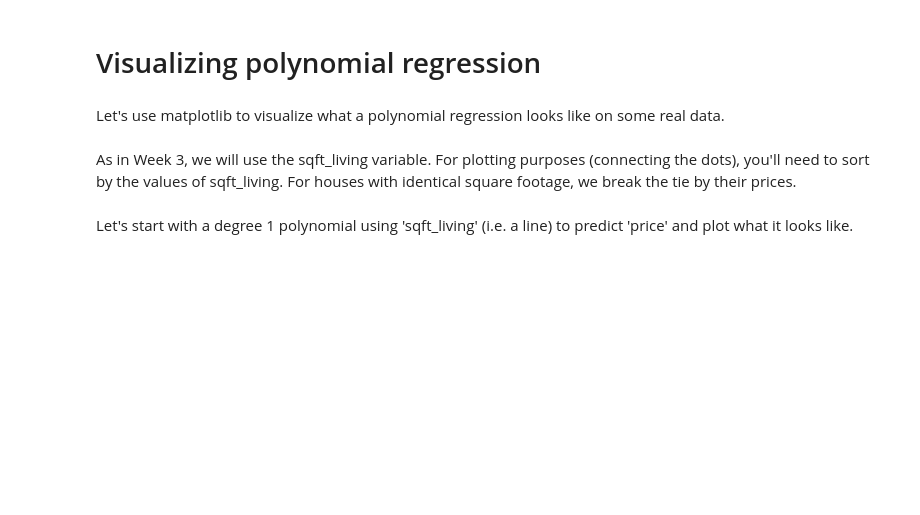
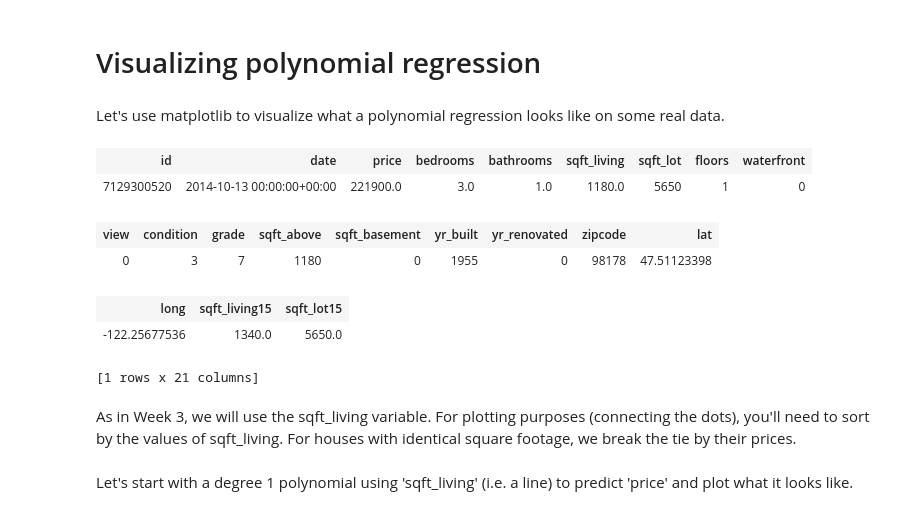
Before and after one commit to danielcs88/courseraMLspecialization, a Jupyter notebook: Regression/Mike's week-3-polynomial-regression-assignment.ipynb, the cells around one changed output. Saved outputs shown, nothing was run; the diff lists cells and outputs as text; code cells hidden in the pictures; blank space fills up the shorter version.

```diff
--- a/Regression/Mike's week-3-polynomial-regression-assignment.ipynb
+++ b/Regression/Mike's week-3-polynomial-regression-assignment.ipynb
@@ -88,6 +86,15 @@ print polynomial_sframe(tmp, 3)
 Let's use matplotlib to visualize what a polynomial regression looks like on some real data.
 # %%
 sales = graphlab.SFrame('kc_house_data.gl/')
+sales[0:1]
+# %% [output]
+| id | date | price | bedrooms | bathrooms | sqft_living | sqft_lot | floors | waterfront |
+| 7129300520 | 2014-10-13 00:00:00+00:00 | 221900.0 | 3.0 | 1.0 | 1180.0 | 5650 | 1 | 0 |
+| view | condition | grade | sqft_above | sqft_basement | yr_built | yr_renovated | zipcode | lat |
+| 0 | 3 | 7 | 1180 | 0 | 1955 | 0 | 98178 | 47.51123398 |
+| long | sqft_living15 | sqft_lot15 |
+| -122.25677536 | 1340.0 | 5650.0 |
+[1 rows x 21 columns]
 # %% [markdown]
 As in Week 3, we will use the sqft_living variable. For plotting purposes (connecting the dots), you'll need to sort by the values of sqft_living. For houses with identical square footage, we break the tie by their prices.
 # %%
```
Also changed, not shown: parts of 14 cells of this notebook.
